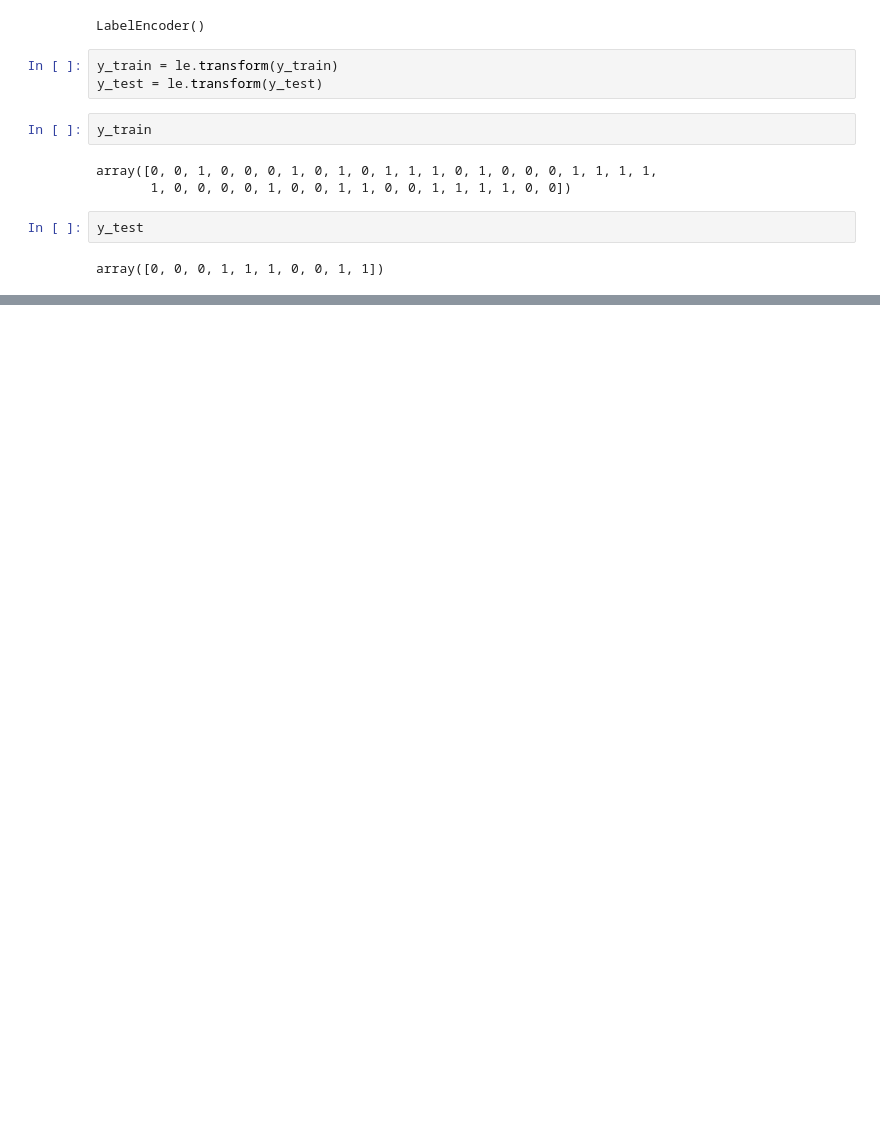
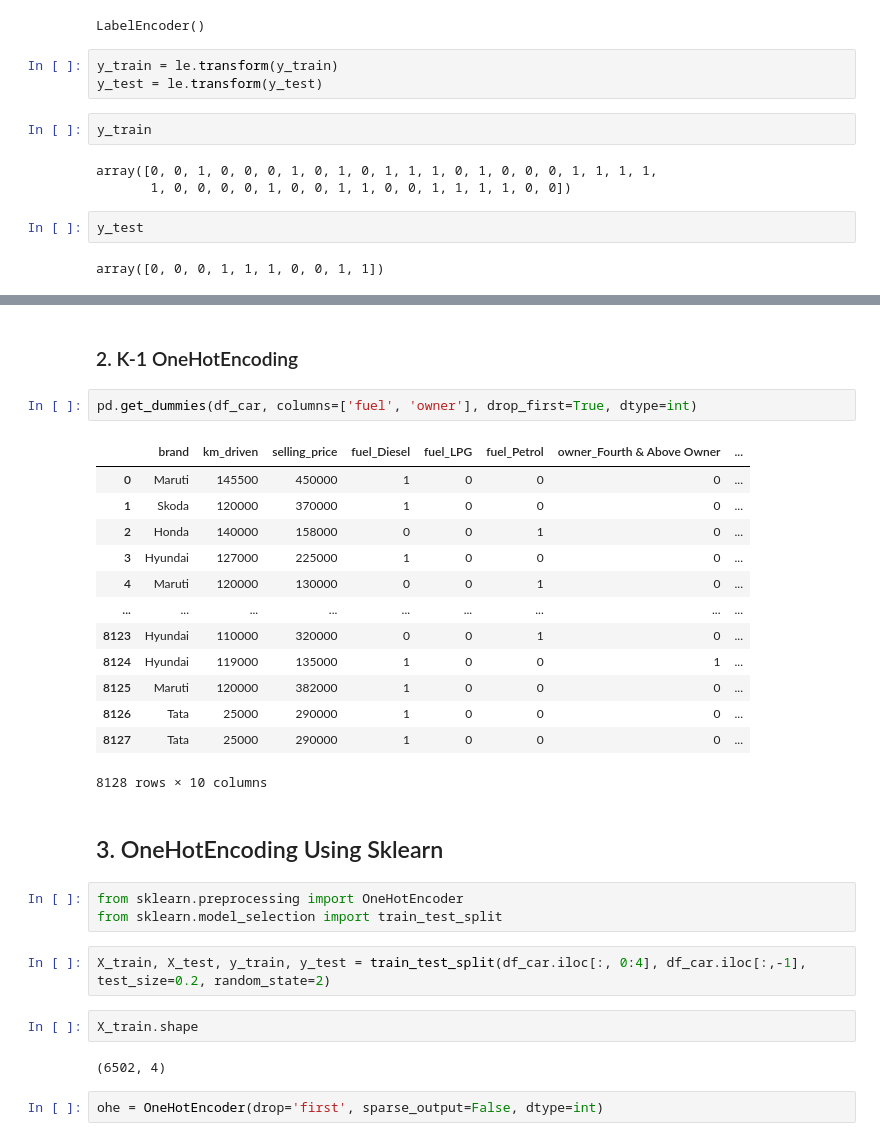
Before and after one commit to chaudhary-dotcom/Encoding, a Jupyter notebook: encoding.ipynb, the cells around one changed output, grey strips where cells are left out. Saved outputs shown, nothing was run; the diff lists cells and outputs as text; blank space fills up the shorter version.

```diff
--- a/encoding.ipynb
+++ b/encoding.ipynb
@@ -112,0 +199,31 @@ array([0, 0, 0, 1, 1, 1, 0, 0, 1, 1])
+# %% [markdown]
+### 2. K-1 OneHotEncoding
+# %%
+pd.get_dummies(df_car, columns=['fuel', 'owner'], drop_first=True, dtype=int)
+# %% [output]
+|  | brand | km_driven | selling_price | fuel_Diesel | fuel_LPG | fuel_Petrol | owner_Fourth & Above Owner | ... |
+| 0 | Maruti | 145500 | 450000 | 1 | 0 | 0 | 0 | ... |
+| 1 | Skoda | 120000 | 370000 | 1 | 0 | 0 | 0 | ... |
+| 2 | Honda | 140000 | 158000 | 0 | 0 | 1 | 0 | ... |
+| 3 | Hyundai | 127000 | 225000 | 1 | 0 | 0 | 0 | ... |
+| 4 | Maruti | 120000 | 130000 | 0 | 0 | 1 | 0 | ... |
+| ... | ... | ... | ... | ... | ... | ... | ... | ... |
+| 8123 | Hyundai | 110000 | 320000 | 0 | 0 | 1 | 0 | ... |
+| 8124 | Hyundai | 119000 | 135000 | 1 | 0 | 0 | 1 | ... |
+| 8125 | Maruti | 120000 | 382000 | 1 | 0 | 0 | 0 | ... |
+| 8126 | Tata | 25000 | 290000 | 1 | 0 | 0 | 0 | ... |
+| 8127 | Tata | 25000 | 290000 | 1 | 0 | 0 | 0 | ... |
+8128 rows × 10 columns
+# %% [markdown]
+## 3. OneHotEncoding Using Sklearn
+# %%
+from sklearn.preprocessing import OneHotEncoder
+from sklearn.model_selection import train_test_split
+# %%
+X_train, X_test, y_train, y_test = train_test_split(df_car.iloc[:, 0:4], df_car.iloc[:,-1], test_size=0.2, random_state=2)
+# %%
+X_train.shape
+# %% [output]
+(6502, 4)
+# %%
+ohe = OneHotEncoder(drop='first', sparse_output=False, dtype=int)
```
Also changed, not shown: parts of 25 cells of this notebook, 1 other file.
